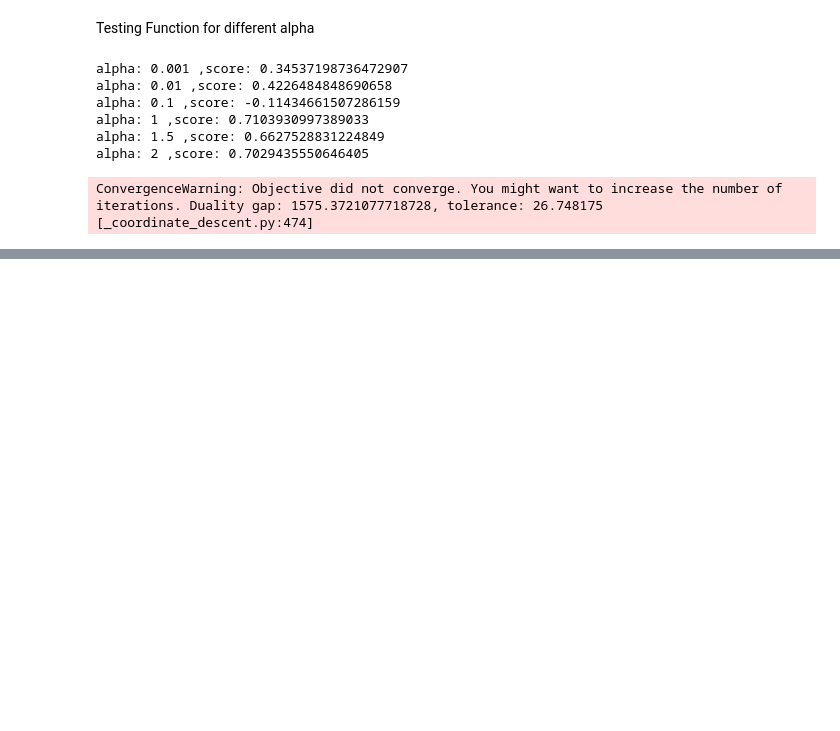
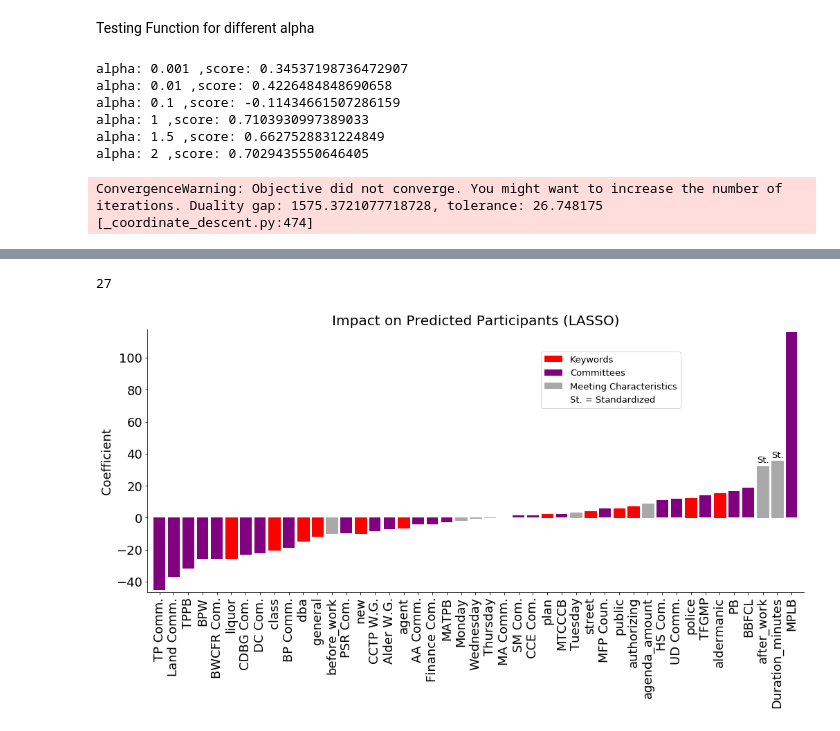
Before and after one commit to terryghanty/cs638, a Jupyter notebook: meetings/Lasso.ipynb, the cells around one changed output, grey strips where cells are left out. Cells and saved outputs as stored; diff of their text form; code cells hidden in the pictures; blank space fills up the shorter version.

```diff
--- a/meetings/Lasso.ipynb
+++ b/meetings/Lasso.ipynb
@@ -941,0 +952,4 @@ ConvergenceWarning: Objective did not converge. You might want to increase the n
+# %%
+scaled_X_df['Duration_minutes']=new_duration
+scaled_X_df['agenda_amount']=new_agenda
+scaled_X_df
@@ -941,0 +975,7 @@ ConvergenceWarning: Objective did not converge. You might want to increase the n
+# %%
+scaled_X_df['Participants']=meeting['Participants']
+train, test = train_test_split(scaled_X_df)
+scaled_lr = linear_model.Lasso(alpha=0.1)
+scaled_lr.fit(train.loc[:, train.columns != 'Participants'], train["Participants"])
+print("Training Score: ",scaled_lr.score(train.loc[:, train.columns != 'Participants'], train["Participants"]),"\n"
+ "Testing Score: ", scaled_lr.score(test.loc[:, test.columns != 'Participants'], test["Participants"]))
@@ -941,0 +985,3 @@ ConvergenceWarning: Objective did not converge. You might want to increase the n
+# %%
+coef_df_scaled = DataFrame({'Column':list(train.loc[:, train.columns != 'Participants'].columns), 'Coefficients':list(scaled_lr.coef_)})
+coef_df_scaled
@@ -941,0 +1006,4 @@ ConvergenceWarning: Objective did not converge. You might want to increase the n
+# %%
+not_zero = coef_df_scaled[abs(coef_df_scaled['Coefficients'])>0.1]
+not_zero=not_zero.sort_values(by="Coefficients",ascending=True)
+not_zero
@@ -941,0 +1052,56 @@ ConvergenceWarning: Objective did not converge. You might want to increase the n
+# %%
+len(coef_df_scaled[abs(coef_df_scaled['Coefficients'])<=0.1])
+# %% [output]
+27
+# %%
+fig,ax=plt.subplots(figsize=(17,7))
+
+barlist = plt.bar(x=not_zero['Column'], height = not_zero['Coefficients'], color='purple')
+plt.xticks(rotation=90)
+# plt.tight_layout()
+plt.xticks(size = 18)
+plt.yticks(size = 18)
+# ax.xaxis.tick_top()
+ax.spines['right'].set_visible(False)
+ax.spines['top'].set_visible(False)
+ax.set_ylabel('Coefficient',size=18)
+ax.set_title('Impact on Predicted Participants (LASSO)',size=20)
+barlist[5].set_color('r')
+barlist[8].set_color('r')
+barlist[10].set_color('r')
+barlist[11].set_color('r')
+barlist[14].set_color('r')
+barlist[17].set_color('r')
+barlist[27].set_color('r')
+barlist[30].set_color('r')
+barlist[32].set_color('r')
+barlist[33].set_color('r')
+barlist[37].set_color('r')
+barlist[39].set_color('r')
+
+barlist[12].set_color('darkgrey')
+barlist[21].set_color('darkgrey')
+barlist[22].set_color('darkgrey')
+barlist[23].set_color('darkgrey')
+barlist[29].set_color('darkgrey')
+barlist[34].set_color('darkgrey')
+barlist[42].set_color('darkgrey')
+barlist[43].set_color('darkgrey')
+plt.margins(0.01)
+ax.text(barlist[42].get_x(), barlist[42].get_height()+2, 'St.')
+ax.text(barlist[43].get_x(), barlist[43].get_height()+2, 'St.')
+
+
+# ax.legend()
+# ax.set_xlim(len(coef_not_zero))
+
+legend_elements = [Patch(facecolor='r',label='Keywords'),
+                   Patch(facecolor='purple',label='Committees'),
+                   Patch(facecolor='darkgrey',label='Meeting Characteristics'),
+                   Patch(facecolor='white',label='St. = Standardized')]
+
+ax.legend(handles=legend_elements, loc=(.6,.7))
+
+plt.savefig('lasso_coef_flat.pdf',bbox_inches = "tight")
+# %% [output]
+[figure, added]
```
Also changed, not shown: parts of 22 cells of this notebook, 2 other files.
